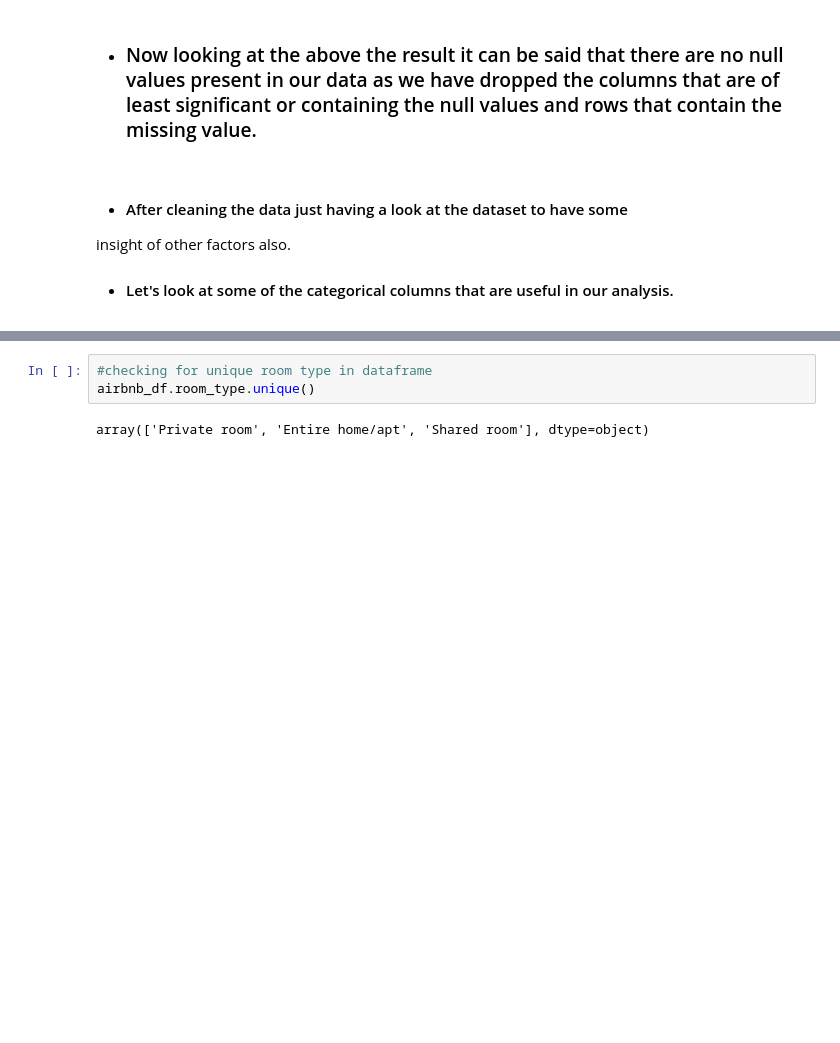
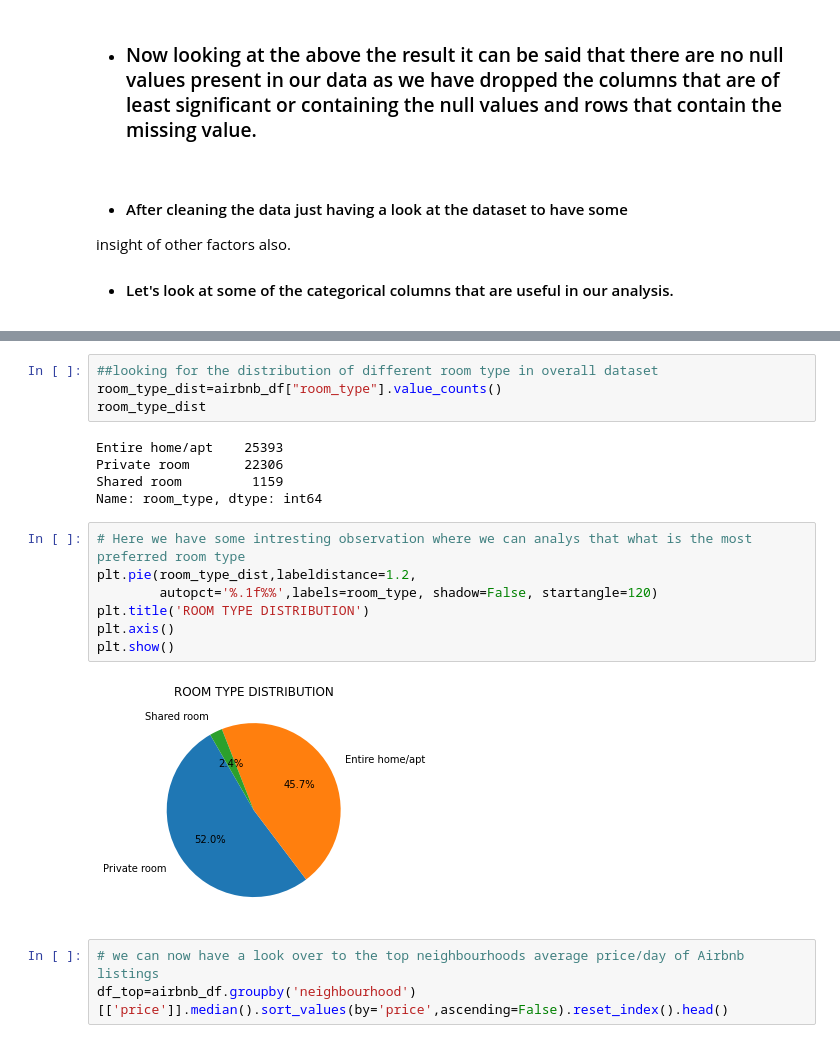
Before and after one commit to ParthSharma1197/EDA-CAPSTONE-AIRBNB, a Jupyter notebook: PARTH_SHARMA_Airbnb_Bookings_Analysis_Capstone_Project.ipynb, the cells around one changed output, grey strips where cells are left out. Cells and saved outputs as stored; diff of their text form; blank space fills up the shorter version.

```diff
--- a/PARTH_SHARMA_Airbnb_Bookings_Analysis_Capstone_Project.ipynb
+++ b/PARTH_SHARMA_Airbnb_Bookings_Analysis_Capstone_Project.ipynb
@@ -242,5 +283,21 @@ array(['Brooklyn', 'Manhattan', 'Queens', 'Staten Island', 'Bronx'],
 # %%
-#checking for unique room type in dataframe
-airbnb_df.room_type.unique()
+##looking for the distribution of different room type in overall dataset
+room_type_dist=airbnb_df["room_type"].value_counts()
+room_type_dist
 # %% [output]
-array(['Private room', 'Entire home/apt', 'Shared room'], dtype=object)
+Entire home/apt    25393
+Private room       22306
+Shared room         1159
+Name: room_type, dtype: int64
+# %%
+# Here we have some intresting observation where we can analys that what is the most preferred room type
+plt.pie(room_type_dist,labeldistance=1.2,
+        autopct='%.1f%%',labels=room_type, shadow=False, startangle=120)
+plt.title('ROOM TYPE DISTRIBUTION')
+plt.axis()
+plt.show()
+# %% [output]
+[figure, added]
+# %%
+# we can now have a look over to the top neighbourhoods average price/day of Airbnb listings
+df_top=airbnb_df.groupby('neighbourhood')[['price']].median().sort_values(by='price',ascending=False).reset_index().head()
```
Also changed, not shown: parts of 41 cells of this notebook.
